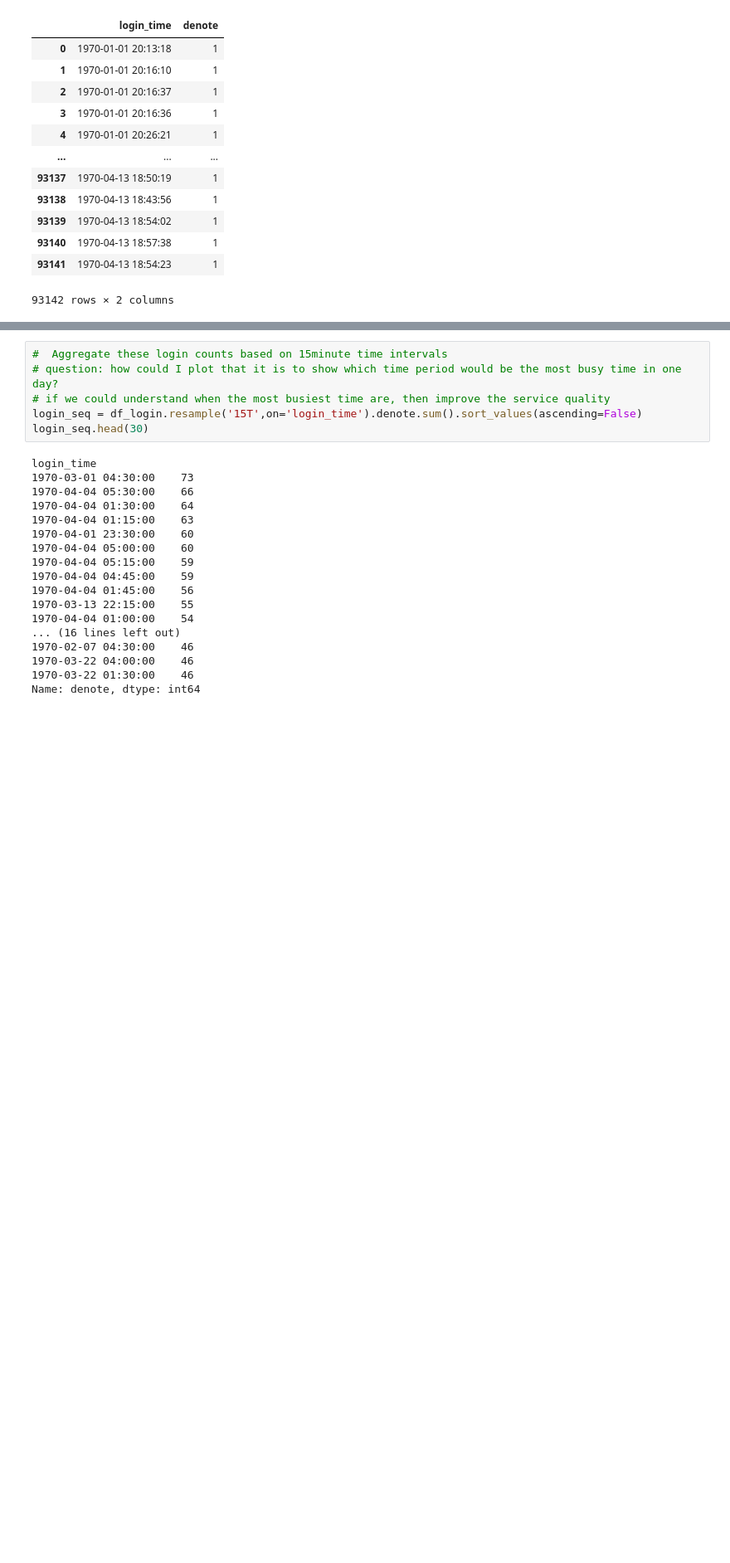
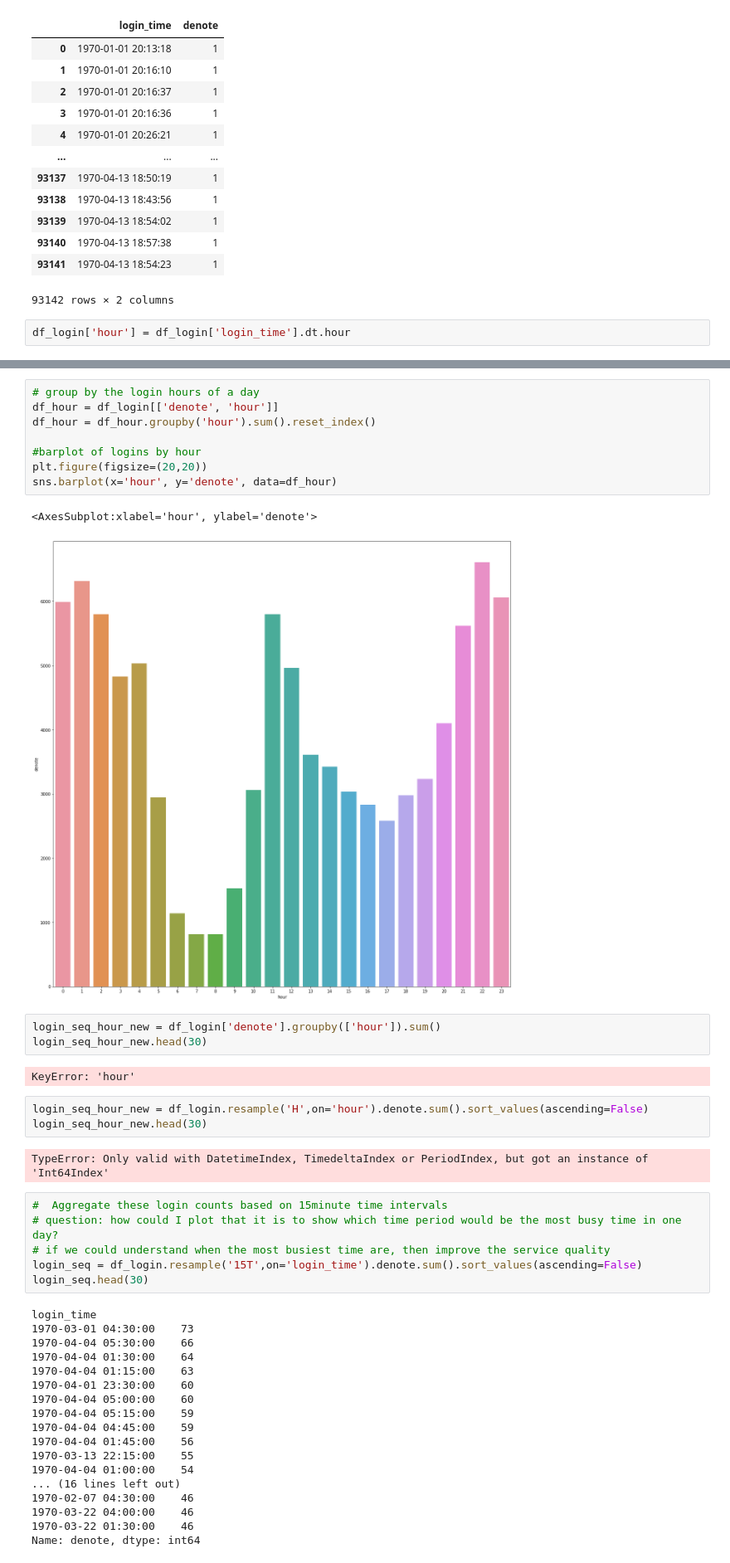
Before and after one commit to rhodapang/ultimate_challenge, a Jupyter notebook: Untitled.ipynb, the cells around one changed output, grey strips where cells are left out. Shown at 83% size. Drawn from its saved outputs; the diff is of its cells as text; blank space fills up the shorter version.

```diff
--- a/Untitled.ipynb
+++ b/Untitled.ipynb
@@ -52,6 +52,8 @@ df_login
 | 93140 | 1970-04-13 18:57:38 | 1 |
 | 93141 | 1970-04-13 18:54:23 | 1 |
 93142 rows × 2 columns
+# %%
+df_login['hour'] = df_login['login_time'].dt.hour
 # %%
 # check the data type of each columns
 df_login.dtypes
@@ -62,3 +81,24 @@ dtype: object
+# %%
+# group by the login hours of a day
+df_hour = df_login[['denote', 'hour']]
+df_hour = df_hour.groupby('hour').sum().reset_index()
+
+#barplot of logins by hour
+plt.figure(figsize=(20,20))
+sns.barplot(x='hour', y='denote', data=df_hour)
+# %% [output]
+<AxesSubplot:xlabel='hour', ylabel='denote'>
+[figure, added]
+# %%
+login_seq_hour_new = df_login['denote'].groupby(['hour']).sum()
+login_seq_hour_new.head(30)
+# %% [output]
+KeyError: 'hour'
+# %%
+login_seq_hour_new = df_login.resample('H',on='hour').denote.sum().sort_values(ascending=False)
+login_seq_hour_new.head(30)
+# %% [output]
+TypeError: Only valid with DatetimeIndex, TimedeltaIndex or PeriodIndex, but got an instance of 'Int64Index'
 # %%
 #  Aggregate these login counts based on 15minute time intervals
 # question: how could I plot that it is to show which time period would be the most busy time in one day?
```
Also changed, not shown: parts of 4 cells of this notebook.
